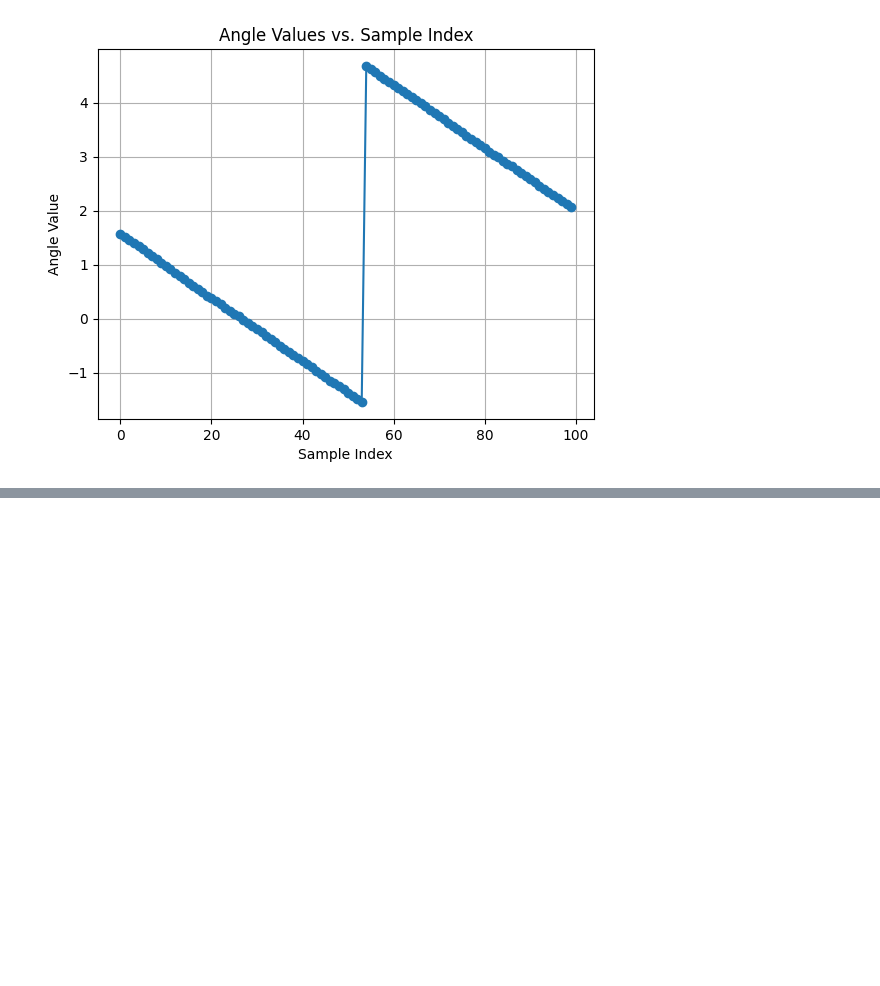
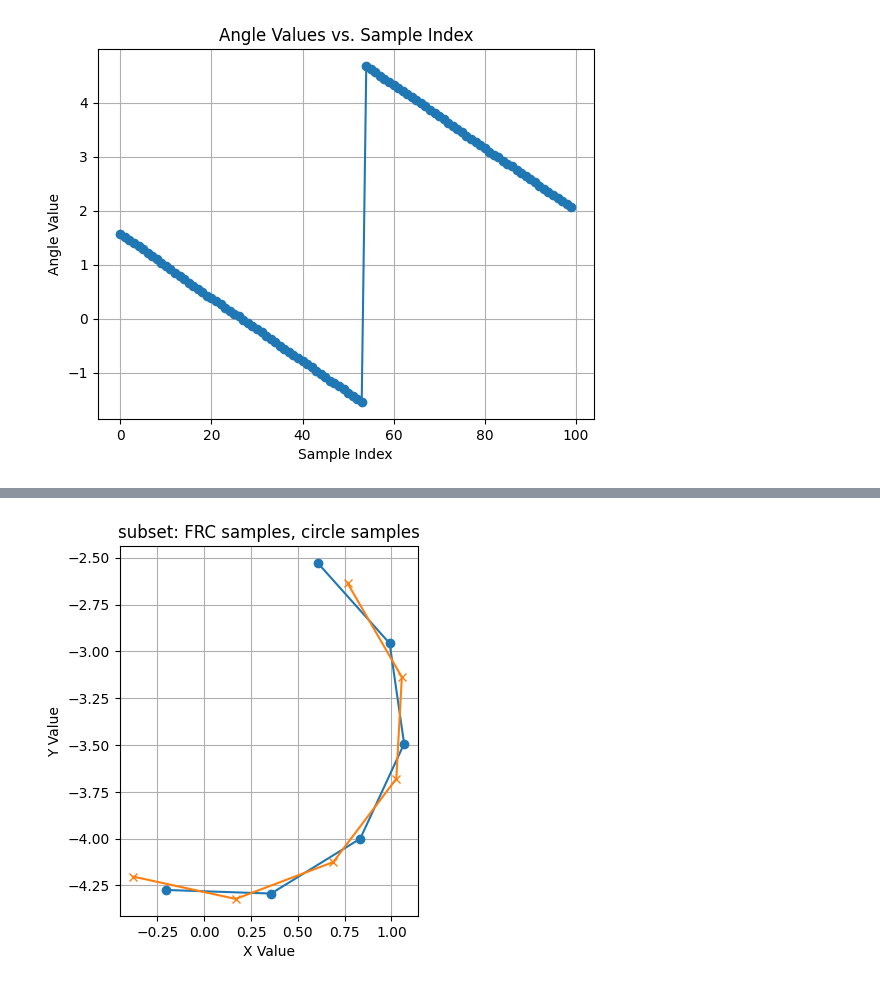
Before and after one commit to Team488/VR_NetworkTables2024, a Jupyter notebook: fieldCalibrateDebug.ipynb, the cells around one changed output, grey strips where cells are left out. Saved outputs shown, nothing was run; the diff lists cells and outputs as text; code cells hidden in the pictures; blank space fills up the shorter version.

```diff
--- a/fieldCalibrateDebug.ipynb
+++ b/fieldCalibrateDebug.ipynb
@@ -161,7 +79,5 @@ print(f"Translation vector: {t}")
 # %%
 # Try with subset of the calibration points
-# sample every 5th point and then use only the first 4 points
-circle_samples_subset = [point for i, point in enumerate(circle_samples) if (i + 1) % 10 == 0][:6]
-print(circle_samples_subset)
-FRC_circle_samples_subset = [point for i, point in enumerate(FRC_circle_samples) if (i + 1) % 10 == 0][:6]
-print(FRC_circle_samples_subset)
+# sample every 10th point and then use only the first 6 resulting points
+circle_samples_subset = ic(samples_subset(circle_samples, 10, 6))
+FRC_circle_samples_subset = ic(samples_subset(FRC_circle_samples, 10, 6))
@@ -190,3 +97,9 @@ plt.show()
+# %%
+plot_circles_from_samples(extract_xvalues(FRC_circle_samples_subset), extract_yvalues(FRC_circle_samples_subset),
+                            extract_xvalues(circle_samples_subset), extract_yvalues(circle_samples_subset),
+                            'subset: FRC samples, circle samples', 'X Value', 'Y Value')
+# %% [output]
+[figure, added]
 # %%
 R, s, t = find_transformation_params(circle_samples_subset, FRC_circle_samples_subset)
 print(f"Rotation matrix: {R}")
```
Also changed, not shown: parts of 18 cells of this notebook, 1 other file.
